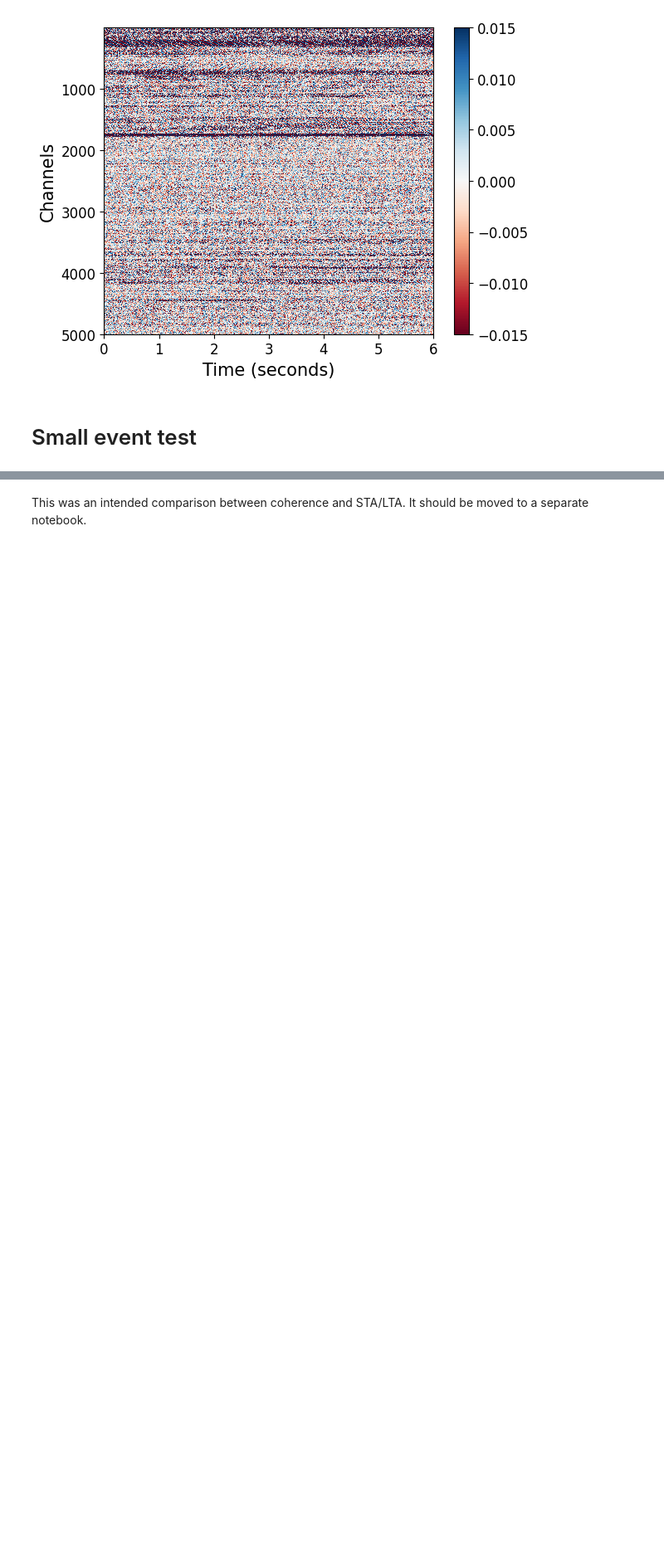
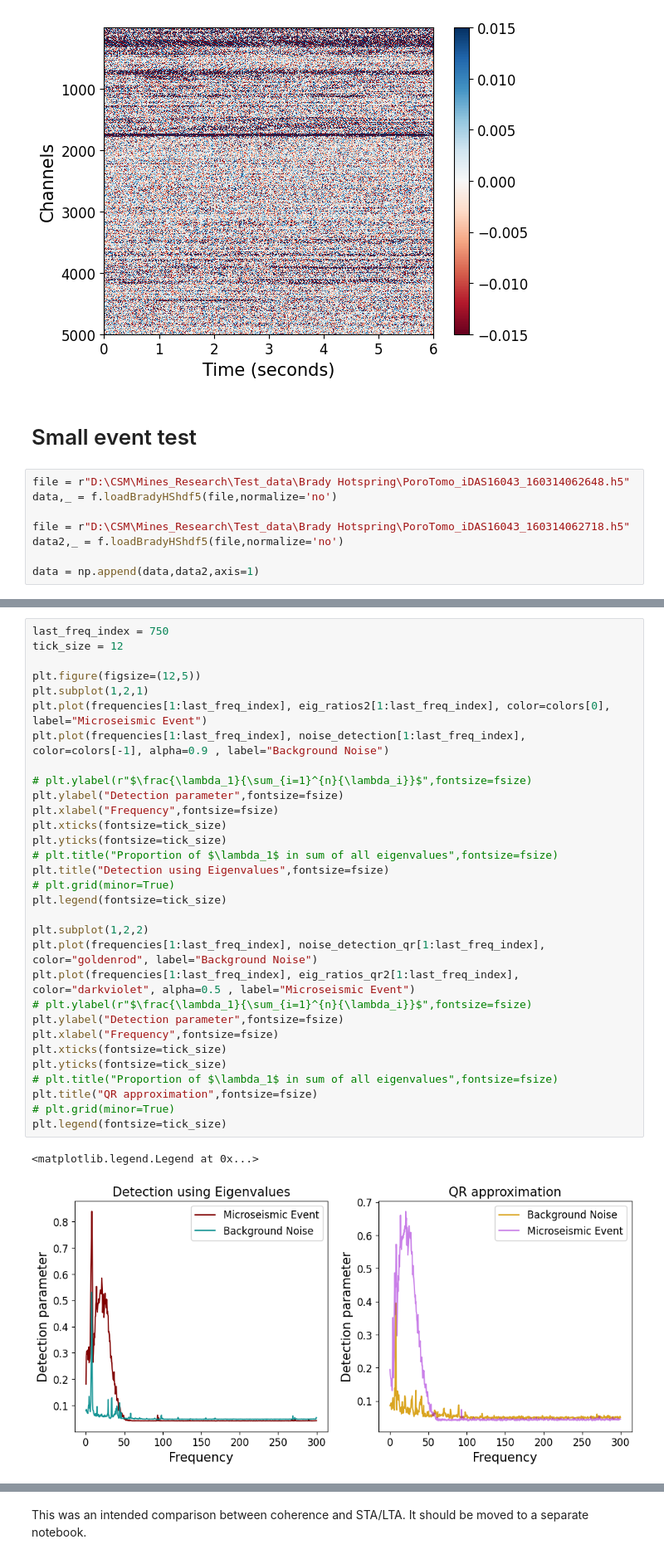
Before and after one commit to aissah/coherence_analysis_histroy, a Jupyter notebook: Coherence_and_estimation_notebooks/4. show_estimations_with_Bradys_Hot_Springs_data.ipynb, the cells around one changed output, grey strips where cells are left out. Shown at 83% size. Saved outputs shown, nothing was run; the diff lists cells and outputs as text; blank space fills up the shorter version.

Commit message:
small event approximation

```diff
--- a/Coherence_and_estimation_notebooks/4. show_estimations_with_Bradys_Hot_Springs_data.ipynb
+++ b/Coherence_and_estimation_notebooks/4. show_estimations_with_Bradys_Hot_Springs_data.ipynb
@@ -147,4 +161,12 @@ cbar.ax.tick_params(labelsize=tick_size)
 [figure]
 # %% [markdown]
 # Small event test
+# %%
+file = r"D:\CSM\Mines_Research\Test_data\Brady Hotspring\PoroTomo_iDAS16043_160314062648.h5"
+data,_ = f.loadBradyHShdf5(file,normalize='no')
+
+file = r"D:\CSM\Mines_Research\Test_data\Brady Hotspring\PoroTomo_iDAS16043_160314062718.h5"
+data2,_ = f.loadBradyHShdf5(file,normalize='no')
+
+data = np.append(data,data2,axis=1)
 # %%
@@ -179,0 +357,34 @@ samples_per_sec=1000
+# %%
+last_freq_index = 750
+tick_size = 12
+
+plt.figure(figsize=(12,5))
+plt.subplot(1,2,1)
+plt.plot(frequencies[1:last_freq_index], eig_ratios2[1:last_freq_index], color=colors[0], label="Microseismic Event")
+plt.plot(frequencies[1:last_freq_index], noise_detection[1:last_freq_index], color=colors[-1], alpha=0.9 , label="Background Noise")
+
+# plt.ylabel(r"$\frac{\lambda_1}{\sum_{i=1}^{n}{\lambda_i}}$",fontsize=fsize)
+plt.ylabel("Detection parameter",fontsize=fsize)
+plt.xlabel("Frequency",fontsize=fsize)
+plt.xticks(fontsize=tick_size)
+plt.yticks(fontsize=tick_size)
+# plt.title("Proportion of $\lambda_1$ in sum of all eigenvalues",fontsize=fsize)
+plt.title("Detection using Eigenvalues",fontsize=fsize)
+# plt.grid(minor=True)
+plt.legend(fontsize=tick_size)
+
+plt.subplot(1,2,2)
+plt.plot(frequencies[1:last_freq_index], noise_detection_qr[1:last_freq_index], color="goldenrod", label="Background Noise")
+plt.plot(frequencies[1:last_freq_index], eig_ratios_qr2[1:last_freq_index], color="darkviolet", alpha=0.5 , label="Microseismic Event")
+# plt.ylabel(r"$\frac{\lambda_1}{\sum_{i=1}^{n}{\lambda_i}}$",fontsize=fsize)
+plt.ylabel("Detection parameter",fontsize=fsize)
+plt.xlabel("Frequency",fontsize=fsize)
+plt.xticks(fontsize=tick_size)
+plt.yticks(fontsize=tick_size)
+# plt.title("Proportion of $\lambda_1$ in sum of all eigenvalues",fontsize=fsize)
+plt.title("QR approximation",fontsize=fsize)
+# plt.grid(minor=True)
+plt.legend(fontsize=tick_size)
+# %% [output]
+<matplotlib.legend.Legend at 0x...>
+[figure, added]
```
Also changed, not shown: parts of 40 cells of this notebook.
